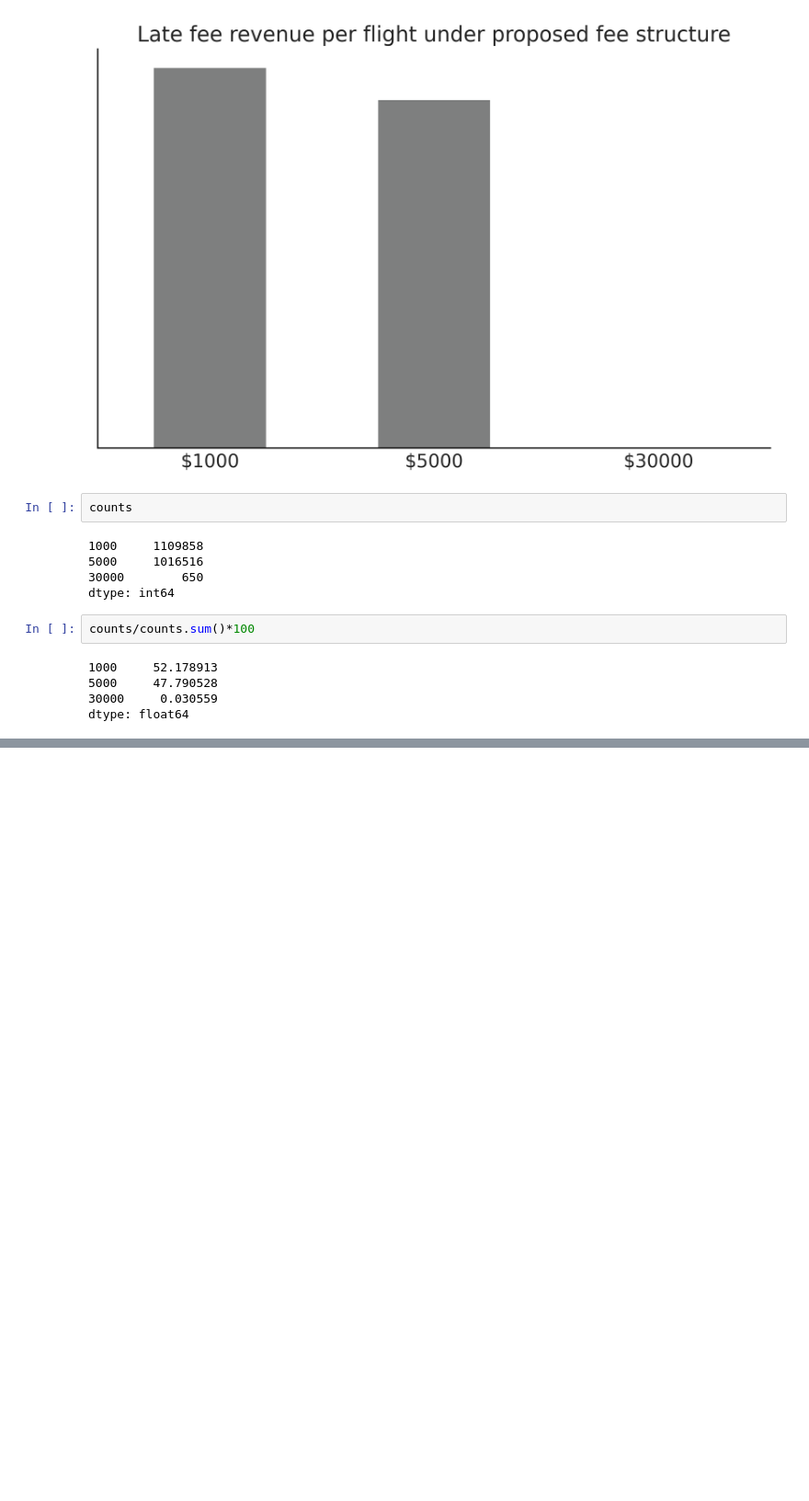
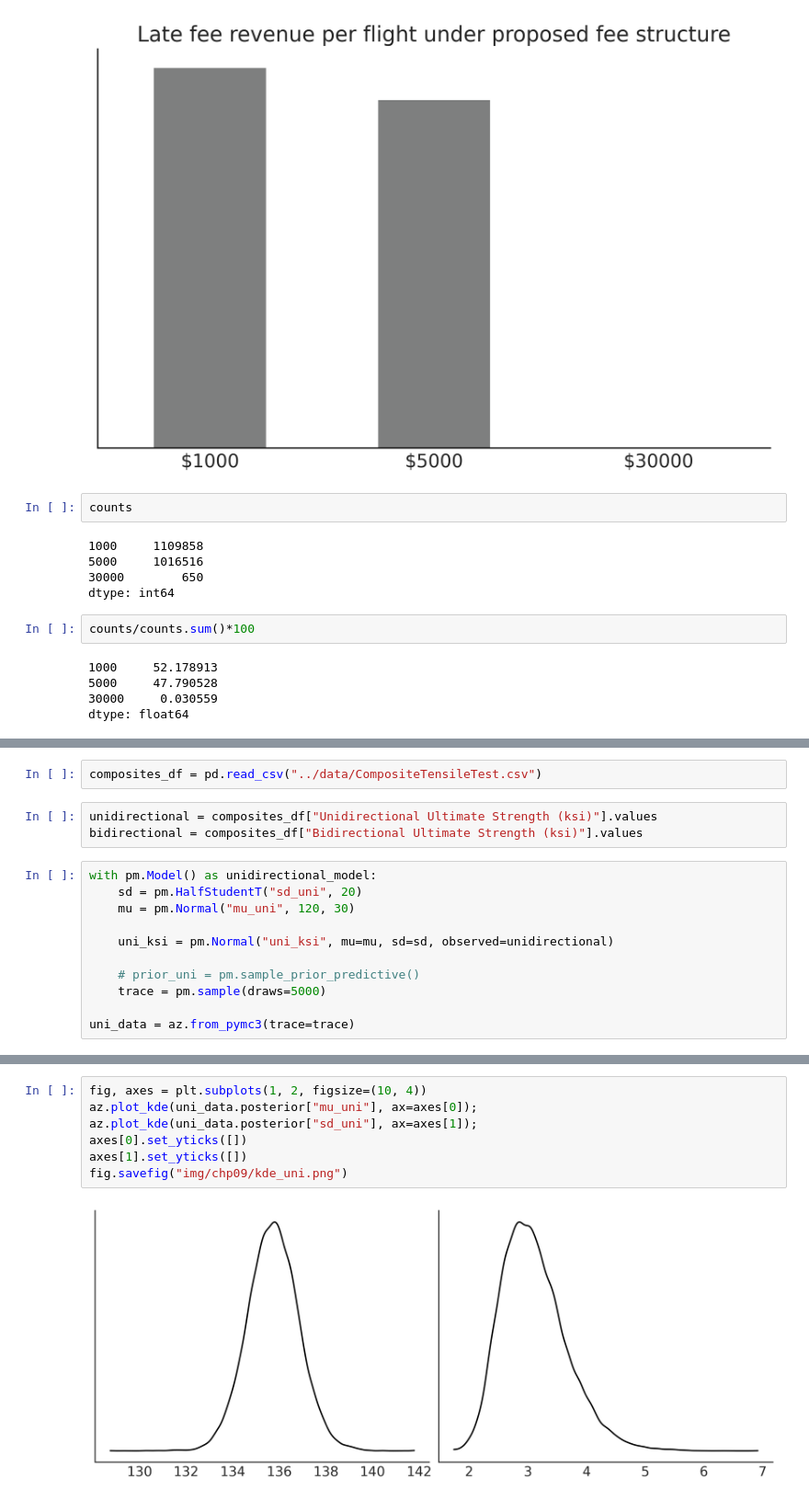
Before and after one commit to BayesianModelingandComputationInPython/BookCode_Edition1, a Jupyter notebook: notebooks/chp_09.ipynb, the cells around one changed output, grey strips where cells are left out. Shown at 92% size. Saved outputs shown, nothing was run; the diff lists cells and outputs as text; blank space fills up the shorter version.

Commit message:
Update composites example

```diff
--- a/notebooks/chp_09.ipynb
+++ b/notebooks/chp_09.ipynb
@@ -374,0 +377,16 @@ dtype: float64
+# %%
+composites_df = pd.read_csv("../data/CompositeTensileTest.csv")
+# %%
+unidirectional = composites_df["Unidirectional Ultimate Strength (ksi)"].values
+bidirectional = composites_df["Bidirectional Ultimate Strength (ksi)"].values
+# %%
+with pm.Model() as unidirectional_model:
+    sd = pm.HalfStudentT("sd_uni", 20)
+    mu = pm.Normal("mu_uni", 120, 30)
+
+    uni_ksi = pm.Normal("uni_ksi", mu=mu, sd=sd, observed=unidirectional)
+
+    # prior_uni = pm.sample_prior_predictive()
+    trace = pm.sample(draws=5000)
+
+uni_data = az.from_pymc3(trace=trace)
@@ -374,0 +400,9 @@ dtype: float64
+# %%
+fig, axes = plt.subplots(1, 2, figsize=(10, 4))
+az.plot_kde(uni_data.posterior["mu_uni"], ax=axes[0]);
+az.plot_kde(uni_data.posterior["sd_uni"], ax=axes[1]);
+axes[0].set_yticks([])
+axes[1].set_yticks([])
+fig.savefig("img/chp09/kde_uni.png")
+# %% [output]
+[figure, added]
```
Also changed, not shown: parts of 6 cells of this notebook, 5 other files.
